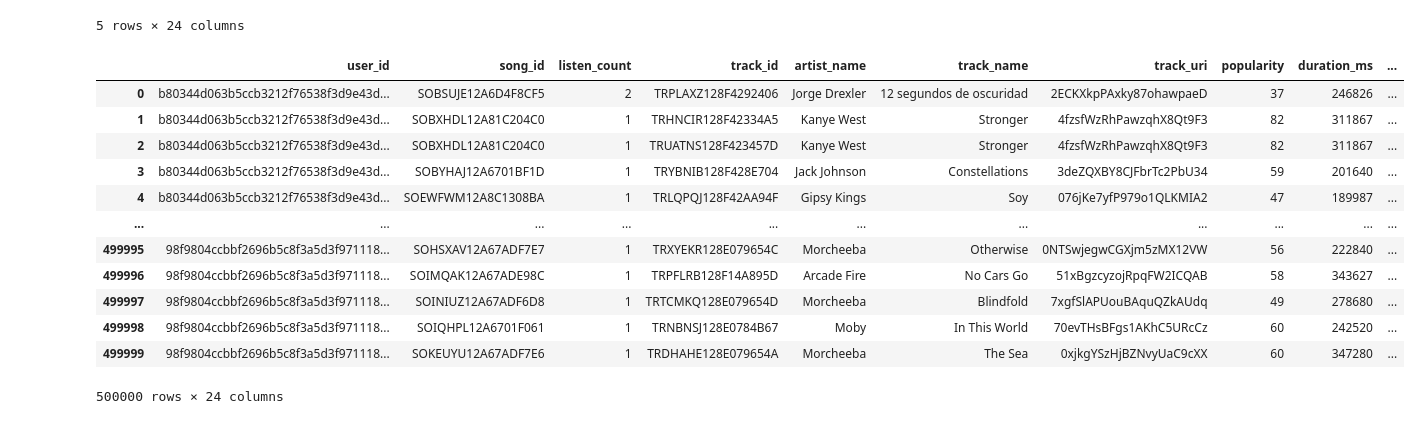
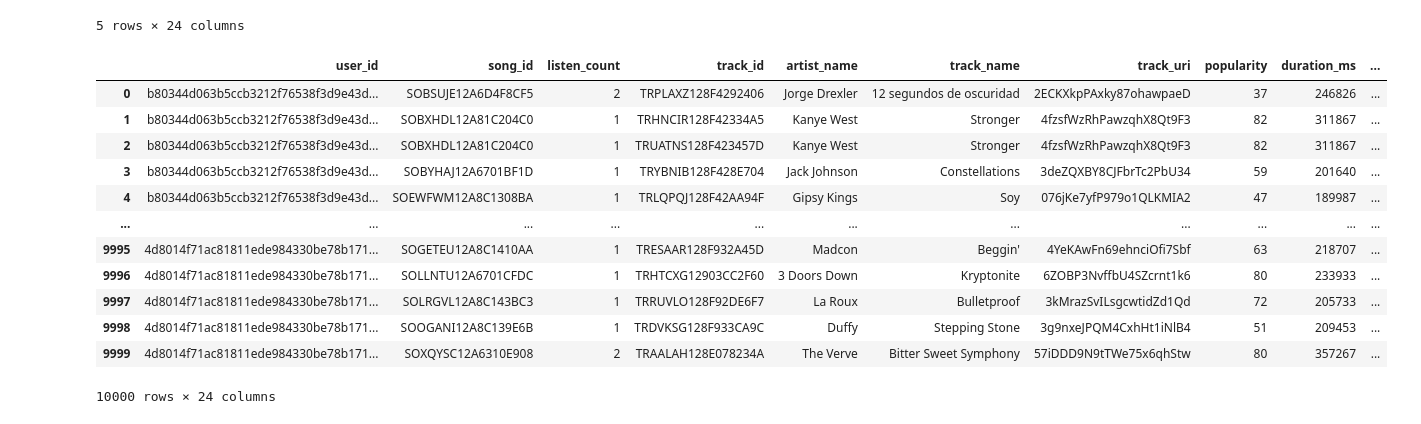
Before and after one commit to Music-Recommendation-Engine-Project/Music-Recommendation-Engine, a Jupyter notebook: Models/Item Similarity-based Collaborative Filtering Model.ipynb, the cells around one changed output. Saved outputs shown, nothing was run; the diff lists cells and outputs as text; code cells hidden in the pictures.

```diff
--- a/Models/Item Similarity-based Collaborative Filtering Model.ipynb
+++ b/Models/Item Similarity-based Collaborative Filtering Model.ipynb
@@ -17,5 +20,5 @@ import pylab as pl
 # %%
-df = pd.read_parquet("C:/Users/tonyf/Downloads/user_track_df.parquet", engine='pyarrow')
+df = pd.read_parquet("/Users/macbookpro16/Downloads/3rd Year IE/Subjects IE/Recommendation Systems & Chatbots/Reco project/user_track_df.parquet", engine='pyarrow')
 df.head()
 # %% [output]
 |  | user_id | song_id | listen_count | track_id | artist_name | track_name | track_uri | popularity | duration_ms | ... |
@@ -27,22 +30,22 @@ df.head()
 5 rows × 24 columns
 # %%
 #only taking 500000 rows for the sake of memory and time
-similarity_df = df.head(500000)
+similarity_df = df.head(10000)
 similarity_df
 # %% [output]
 |  | user_id | song_id | listen_count | track_id | artist_name | track_name | track_uri | popularity | duration_ms | ... |
 | 0 | b80344d063b5ccb3212f76538f3d9e43d... | SOBSUJE12A6D4F8CF5 | 2 | TRPLAXZ128F4292406 | Jorge Drexler | 12 segundos de oscuridad | 2ECKXkpPAxky87ohawpaeD | 37 | 246826 | ... |
 | 1 | b80344d063b5ccb3212f76538f3d9e43d... | SOBXHDL12A81C204C0 | 1 | TRHNCIR128F42334A5 | Kanye West | Stronger | 4fzsfWzRhPawzqhX8Qt9F3 | 82 | 311867 | ... |
 | 2 | b80344d063b5ccb3212f76538f3d9e43d... | SOBXHDL12A81C204C0 | 1 | TRUATNS128F423457D | Kanye West | Stronger | 4fzsfWzRhPawzqhX8Qt9F3 | 82 | 311867 | ... |
 | 3 | b80344d063b5ccb3212f76538f3d9e43d... | SOBYHAJ12A6701BF1D | 1 | TRYBNIB128F428E704 | Jack Johnson | Constellations | 3deZQXBY8CJFbrTc2PbU34 | 59 | 201640 | ... |
 | 4 | b80344d063b5ccb3212f76538f3d9e43d... | SOEWFWM12A8C1308BA | 1 | TRLQPQJ128F42AA94F | Gipsy Kings | Soy | 076jKe7yfP979o1QLKMIA2 | 47 | 189987 | ... |
 | ... | ... | ... | ... | ... | ... | ... | ... | ... | ... | ... |
-| 499995 | 98f9804ccbbf2696b5c8f3a5d3f971118... | SOHSXAV12A67ADF7E7 | 1 | TRXYEKR128E079654C | Morcheeba | Otherwise | 0NTSwjegwCGXjm5zMX12VW | 56 | 222840 | ... |
-| 499996 | 98f9804ccbbf2696b5c8f3a5d3f971118... | SOIMQAK12A67ADE98C | 1 | TRPFLRB128F14A895D | Arcade Fire | No Cars Go | 51xBgzcyzojRpqFW2ICQAB | 58 | 343627 | ... |
-| 499997 | 98f9804ccbbf2696b5c8f3a5d3f971118... | SOINIUZ12A67ADF6D8 | 1 | TRTCMKQ128E079654D | Morcheeba | Blindfold | 7xgfSlAPUouBAquQZkAUdq | 49 | 278680 | ... |
-| 499998 | 98f9804ccbbf2696b5c8f3a5d3f971118... | SOIQHPL12A6701F061 | 1 | TRNBNSJ128E0784B67 | Moby | In This World | 70evTHsBFgs1AKhC5URcCz | 60 | 242520 | ... |
-| 499999 | 98f9804ccbbf2696b5c8f3a5d3f971118... | SOKEUYU12A67ADF7E6 | 1 | TRDHAHE128E079654A | Morcheeba | The Sea | 0xjkgYSzHjBZNvyUaC9cXX | 60 | 347280 | ... |
+| 9995 | 4d8014f71ac81811ede984330be78b171... | SOGETEU12A8C1410AA | 1 | TRESAAR128F932A45D | Madcon | Beggin' | 4YeKAwFn69ehnciOfi7Sbf | 63 | 218707 | ... |
+| 9996 | 4d8014f71ac81811ede984330be78b171... | SOLLNTU12A6701CFDC | 1 | TRHTCXG12903CC2F60 | 3 Doors Down | Kryptonite | 6ZOBP3NvffbU4SZcrnt1k6 | 80 | 233933 | ... |
+| 9997 | 4d8014f71ac81811ede984330be78b171... | SOLRGVL12A8C143BC3 | 1 | TRRUVLO128F92DE6F7 | La Roux | Bulletproof | 3kMrazSvILsgcwtidZd1Qd | 72 | 205733 | ... |
+| 9998 | 4d8014f71ac81811ede984330be78b171... | SOOGANI12A8C139E6B | 1 | TRDVKSG128F933CA9C | Duffy | Stepping Stone | 3g9nxeJPQM4CxhHt1iNlB4 | 51 | 209453 | ... |
+| 9999 | 4d8014f71ac81811ede984330be78b171... | SOXQYSC12A6310E908 | 2 | TRAALAH128E078234A | The Verve | Bitter Sweet Symphony | 57iDDD9N9tTWe75x6qhStw | 80 | 357267 | ... |
-500000 rows × 24 columns
+10000 rows × 24 columns
 # %%
 #splitting into train and test data
 train_data_similarity, test_data_similarity = train_test_split(similarity_df, test_size = 0.20, random_state=0)
```
Also changed, not shown: parts of 9 cells of this notebook, 5 other files.
